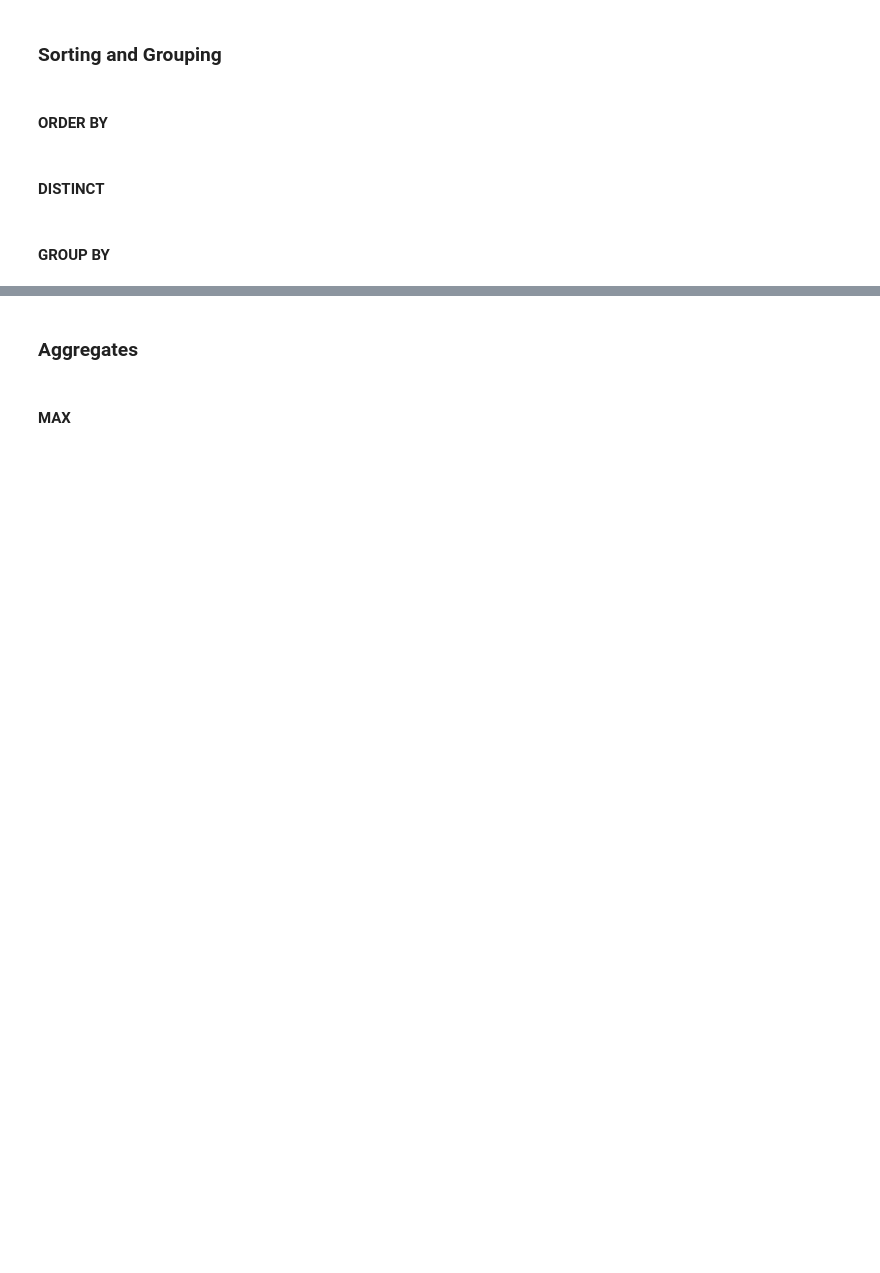
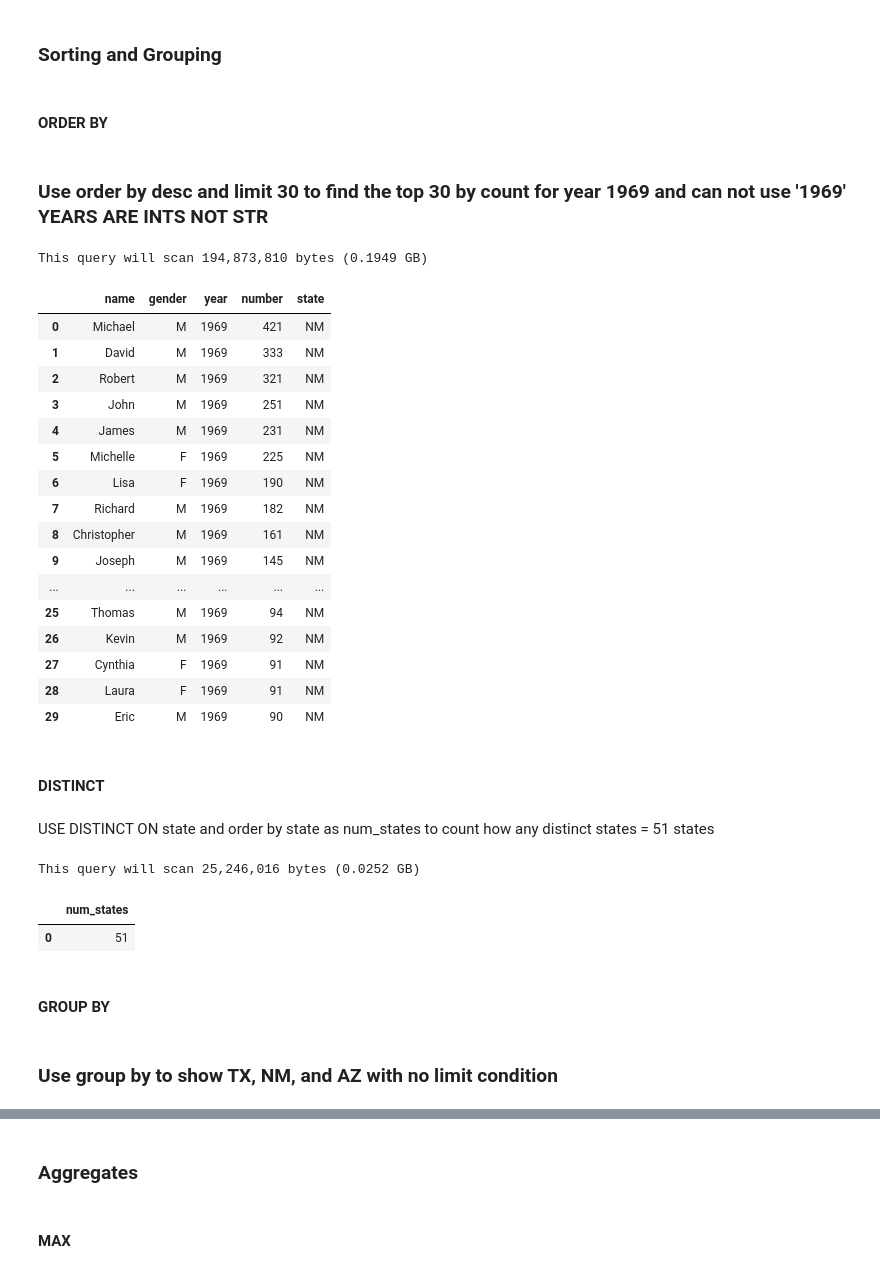
Before and after one commit to cyeef/Data-Science-Portfolio-C21-, a Jupyter notebook: Projects/Project-3/SQL.2-BQ.project.template.ipynb, the cells around one changed output, grey strips where cells are left out. Cells and saved outputs as stored; diff of their text form; code cells hidden in the pictures; blank space fills up the shorter version.

```diff
--- a/Projects/Project-3/SQL.2-BQ.project.template.ipynb
+++ b/Projects/Project-3/SQL.2-BQ.project.template.ipynb
@@ -37,7 +316,55 @@ Write your question and then answer it using the SQL statements below.  Be sure
 ### Sorting and Grouping
 # %% [markdown]
 #### ORDER BY
+# %% [markdown]
+### Use order by desc and limit 30 to find the top 30 by count for year 1969 and can not use '1969' YEARS ARE INTS NOT STR
+# %%
+query = """
+    SELECT name, gender, year, number, state
+    FROM `bigquery-public-data.usa_names.usa_1910_current`
+    WHERE state = 'NM' AND year =1969
+    ORDER BY number DESC
+    LIMIT 30;
+"""
+dry_run(query)
+df = run_sql(query)
+df
+# %% [output]
+This query will scan 194,873,810 bytes (0.1949 GB)
+|  | name | gender | year | number | state |
+| 0 | Michael | M | 1969 | 421 | NM |
+| 1 | David | M | 1969 | 333 | NM |
+| 2 | Robert | M | 1969 | 321 | NM |
+| 3 | John | M | 1969 | 251 | NM |
+| 4 | James | M | 1969 | 231 | NM |
+| 5 | Michelle | F | 1969 | 225 | NM |
+| 6 | Lisa | F | 1969 | 190 | NM |
+| 7 | Richard | M | 1969 | 182 | NM |
+| 8 | Christopher | M | 1969 | 161 | NM |
+| 9 | Joseph | M | 1969 | 145 | NM |
+| ... | ... | ... | ... | ... | ... |
+| 25 | Thomas | M | 1969 | 94 | NM |
+| 26 | Kevin | M | 1969 | 92 | NM |
+| 27 | Cynthia | F | 1969 | 91 | NM |
+| 28 | Laura | F | 1969 | 91 | NM |
+| 29 | Eric | M | 1969 | 90 | NM |
 # %% [markdown]
 #### DISTINCT
+# %% [markdown]
+USE DISTINCT ON state and order by state as num_states to count how any distinct states = 51 states
+# %%
+query = """
+    SELECT COUNT(DISTINCT state) AS num_states
+    FROM `bigquery-public-data.usa_names.usa_1910_current`
+"""
+dry_run(query)
+df = run_sql(query)
+df
+# %% [output]
+This query will scan 25,246,016 bytes (0.0252 GB)
+|  | num_states |
+| 0 | 51 |
 # %% [markdown]
 #### GROUP BY
+# %% [markdown]
+### Use group by to show TX, NM, and AZ with no limit condition
```
Also changed, not shown: parts of 39 cells of this notebook.
